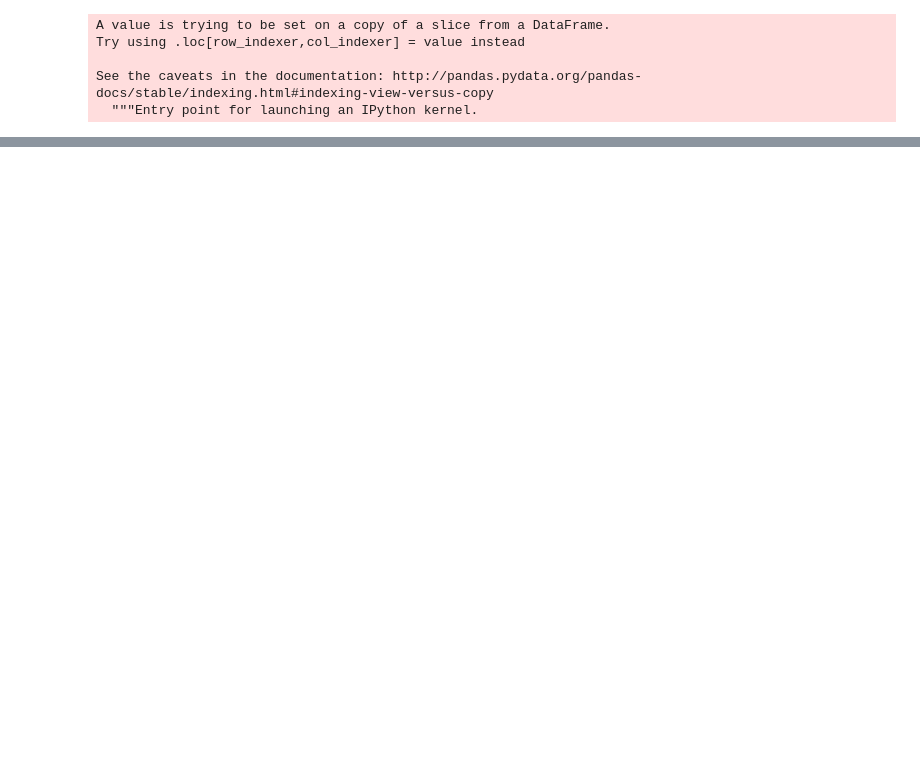
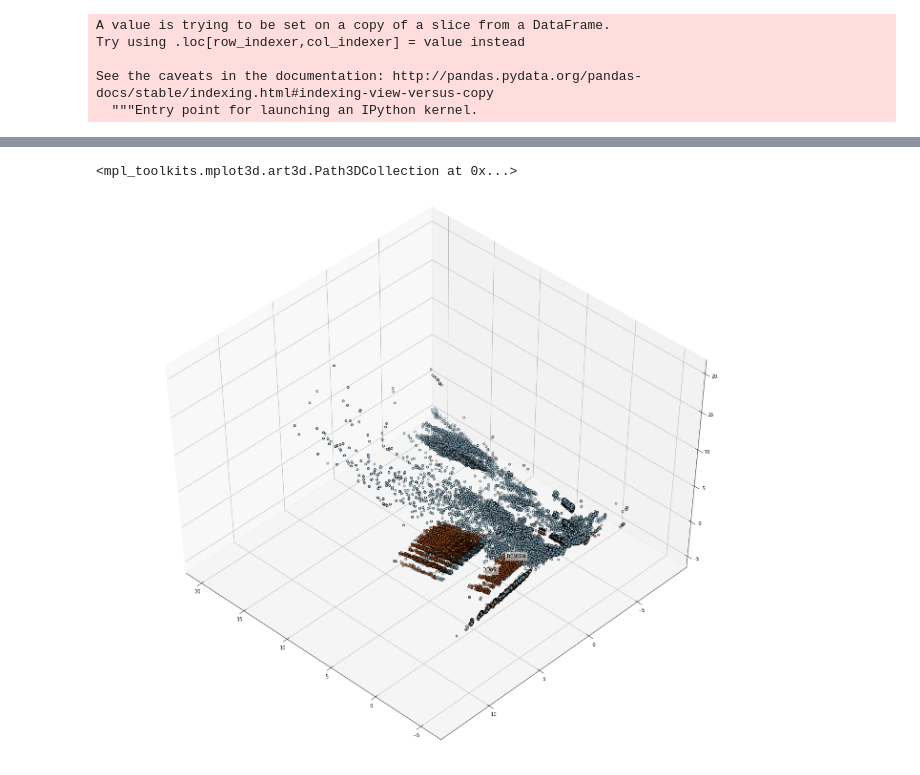
Before and after one commit to omerza/AnomalyDetection, a Jupyter notebook: Anomaly Detection - DDoS.ipynb, the cells around one changed output, grey strips where cells are left out. Cells and saved outputs as stored; diff of their text form; code cells hidden in the pictures; blank space fills up the shorter version.

```diff
--- a/Anomaly Detection - DDoS.ipynb
+++ b/Anomaly Detection - DDoS.ipynb
@@ -98,0 +141,2 @@ See the caveats in the documentation: http://pandas.pydata.org/pandas-docs/stabl
+# %%
+scaled_train_X_pca = pca.fit_transform(scaled_train_X)
@@ -98,0 +157,24 @@ See the caveats in the documentation: http://pandas.pydata.org/pandas-docs/stabl
+# %%
+scaled_train_X_pca = np.hstack((scaled_train_X_pca, np.array(train[' Label'].apply(lambda val: 1 if val == 'DDoS' else 0)).reshape(187134,1)))
+# %%
+th = 20
+# %%
+cleaned_data = np.array([row for row in scaled_train_X_pca if row[0] < th and row[0] > -th and row[1] < th and row[1] > -th and row[2] < th and row[2] > -th])
+# %%
+fig = plt.figure(1, figsize=(20,16))
+plt.clf()
+ax = Axes3D(fig, rect=[0, 0, .95, 1], elev=48, azim=134)
+plt.cla()
+for name, label in [('BENIGN', 0), ('DDoS', 1)]:
+    ax.text3D(np.array(cleaned_data)[cleaned_data[:,3] == label, 0].mean(),
+              np.array(cleaned_data)[cleaned_data[:,3] == label, 1].mean() + 1.5,
+              np.array(cleaned_data)[cleaned_data[:,3] == label, 2].mean(), name,
+              horizontalalignment='center',
+              bbox=dict(alpha=.5, edgecolor='w', facecolor='w'))
+# Reorder the labels to have colors matching the cluster results
+#y = np.choose(cleaned_data[:,3], [1, 0]).astype(np.float)
+ax.scatter(cleaned_data[:, 0],cleaned_data[:, 1], cleaned_data[:, 2], c=cleaned_data[:, 3], cmap=plt.cm.Paired,
+           edgecolor='k')
+# %% [output]
+<mpl_toolkits.mplot3d.art3d.Path3DCollection at 0x...>
+[figure, added]
```
Also changed, not shown: parts of 16 cells of this notebook.
